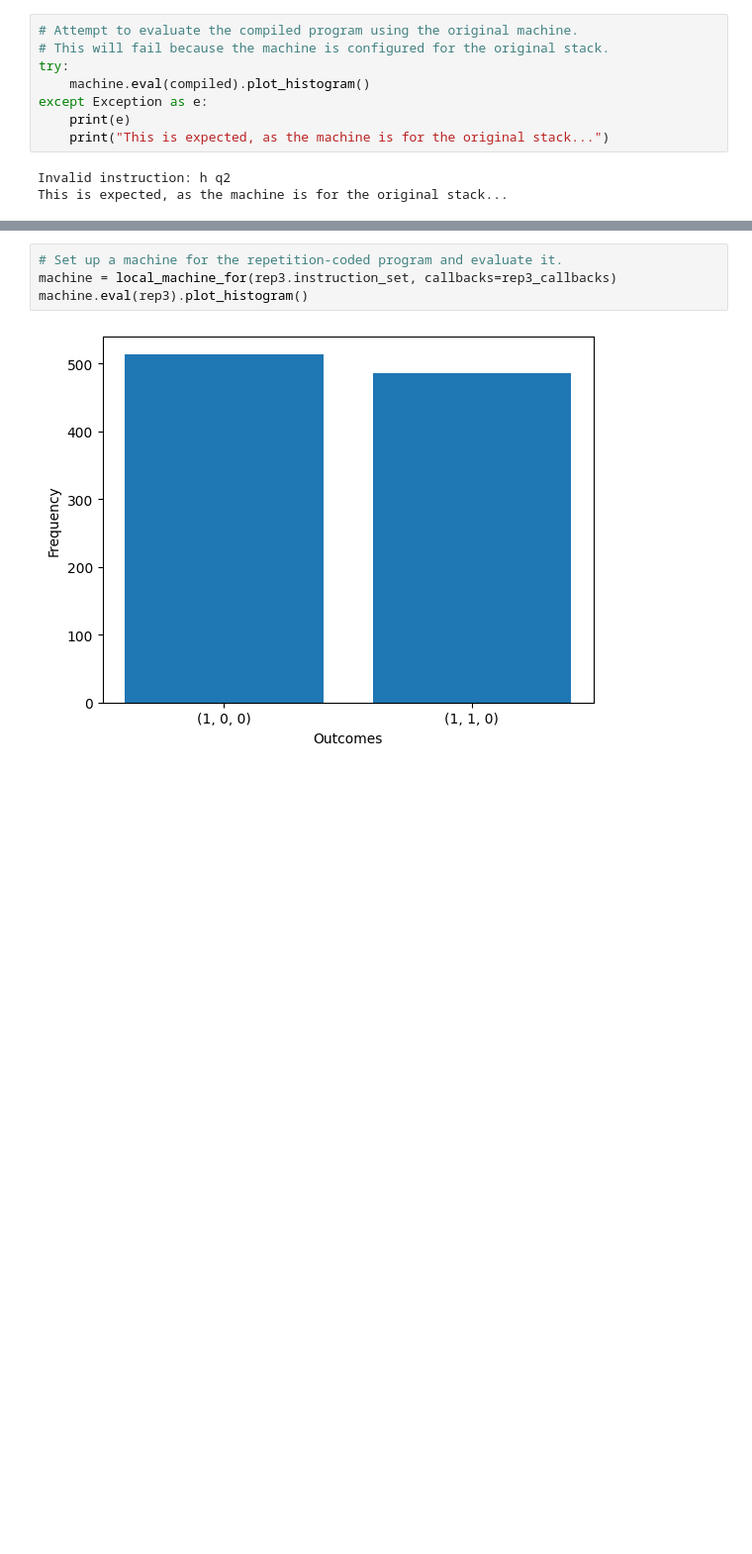
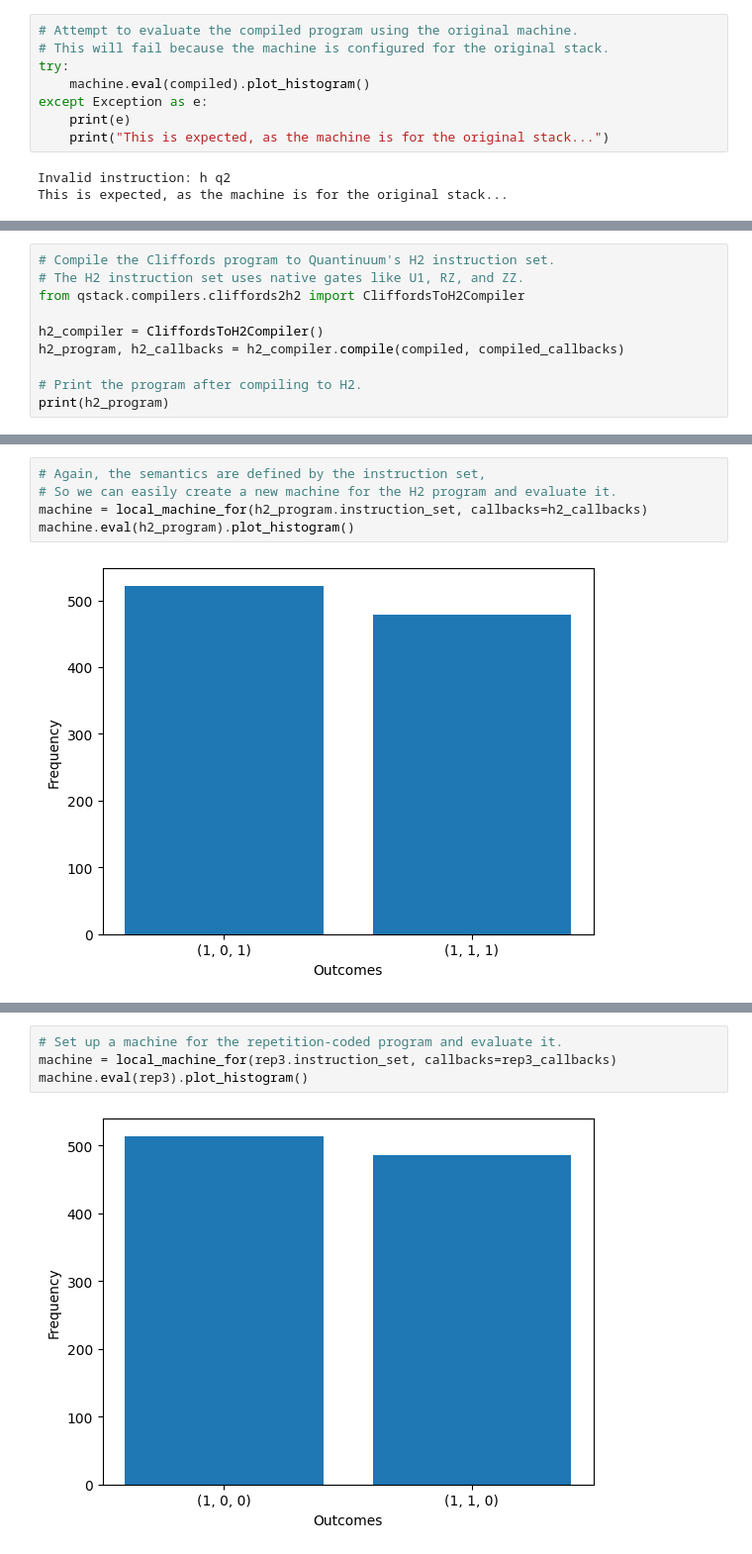
Before and after one commit to anpaz/qstack, a Jupyter notebook: examples/5.compile.ipynb, the cells around one changed output, grey strips where cells are left out. Shown at 99% size. Saved outputs shown, nothing was run; the diff lists cells and outputs as text; blank space fills up the shorter version.

Commit message:
h2 compiler

```diff
--- a/examples/5.compile.ipynb
+++ b/examples/5.compile.ipynb
@@ -95,0 +103,10 @@ machine.eval(compiled).plot_histogram()
+# %%
+# Compile the Cliffords program to Quantinuum's H2 instruction set.
+# The H2 instruction set uses native gates like U1, RZ, and ZZ.
+from qstack.compilers.cliffords2h2 import CliffordsToH2Compiler
+
+h2_compiler = CliffordsToH2Compiler()
+h2_program, h2_callbacks = h2_compiler.compile(compiled, compiled_callbacks)
+
+# Print the program after compiling to H2.
+print(h2_program)
@@ -96,3 +127,10 @@ machine.eval(compiled).plot_histogram()
+# %%
+# Again, the semantics are defined by the instruction set,
+# So we can easily create a new machine for the H2 program and evaluate it.
+machine = local_machine_for(h2_program.instruction_set, callbacks=h2_callbacks)
+machine.eval(h2_program).plot_histogram()
+# %% [output]
+[figure, added]
 # %%
 # Compile the program further using the TrivialRepetitionCompiler.
 # This compiler applies a simple repetition code for error correction.
```
Also changed, not shown: parts of 8 cells of this notebook, 2 other files.
